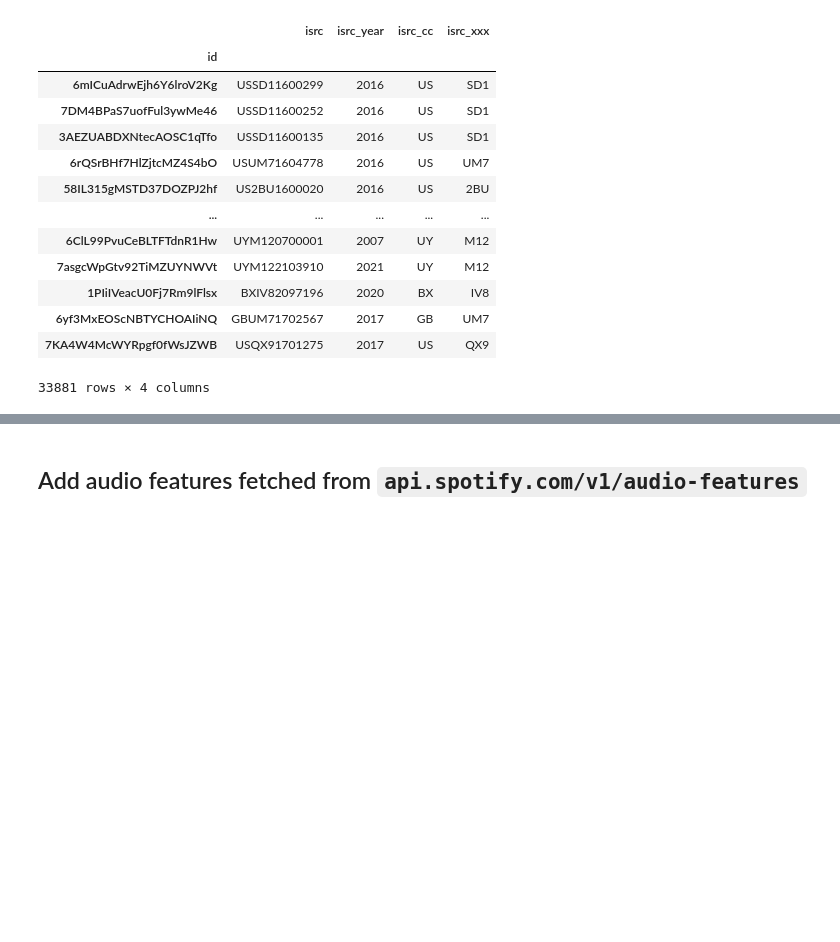
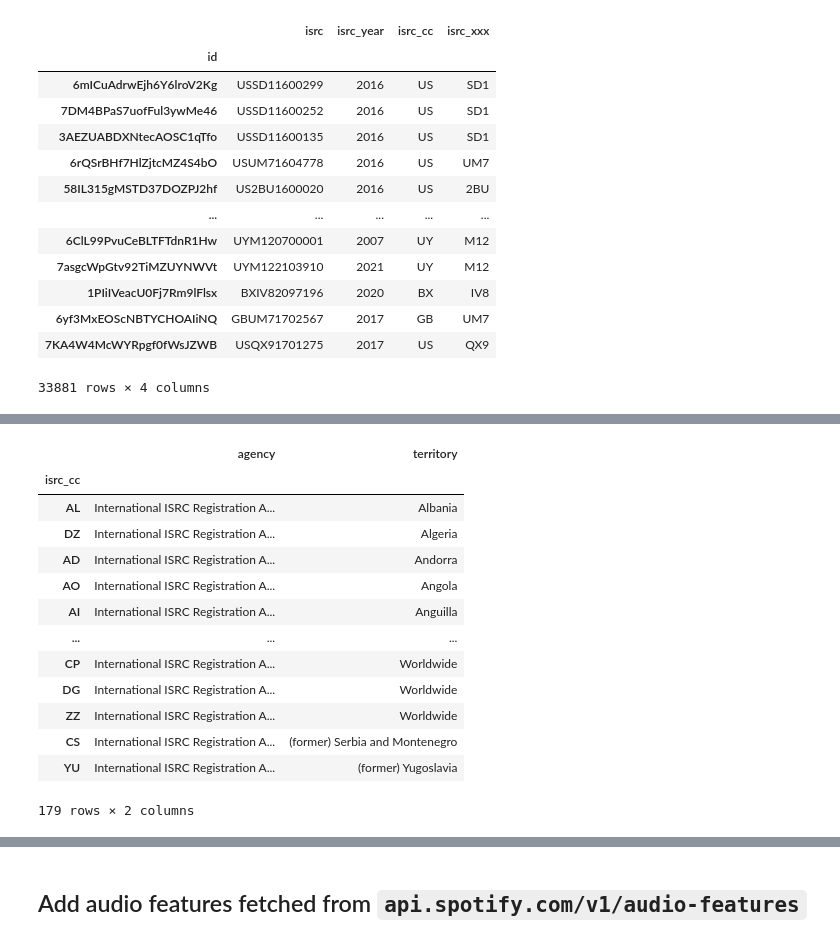
Before and after one commit to Sejmou/exploring-spotify-charts, a Jupyter notebook: data_exploration_and_crawling/track_data_combined/combine_chart_track_datasets.ipynb, the cells around one changed output, grey strips where cells are left out. Cells and saved outputs as stored; diff of their text form; code cells hidden in the pictures; blank space fills up the shorter version.

```diff
--- a/data_exploration_and_crawling/track_data_combined/combine_chart_track_datasets.ipynb
+++ b/data_exploration_and_crawling/track_data_combined/combine_chart_track_datasets.ipynb
@@ -150,0 +206,18 @@ isrc_data
+# %%
+agencies_territories = pd.read_csv(get_data_path("isrc_cc_agency_and_territory.csv"), index_col="isrc_cc")
+agencies_territories
+# %% [output]
+|  | agency | territory |
+| isrc_cc |  |  |
+| AL | International ISRC Registration A... | Albania |
+| DZ | International ISRC Registration A... | Algeria |
+| AD | International ISRC Registration A... | Andorra |
+| AO | International ISRC Registration A... | Angola |
+| AI | International ISRC Registration A... | Anguilla |
+| ... | ... | ... |
+| CP | International ISRC Registration A... | Worldwide |
+| DG | International ISRC Registration A... | Worldwide |
+| ZZ | International ISRC Registration A... | Worldwide |
+| CS | International ISRC Registration A... | (former) Serbia and Montenegro |
+| YU | International ISRC Registration A... | (former) Yugoslavia |
+179 rows × 2 columns
```
Also changed, not shown: parts of 31 cells of this notebook, 1 other file.
